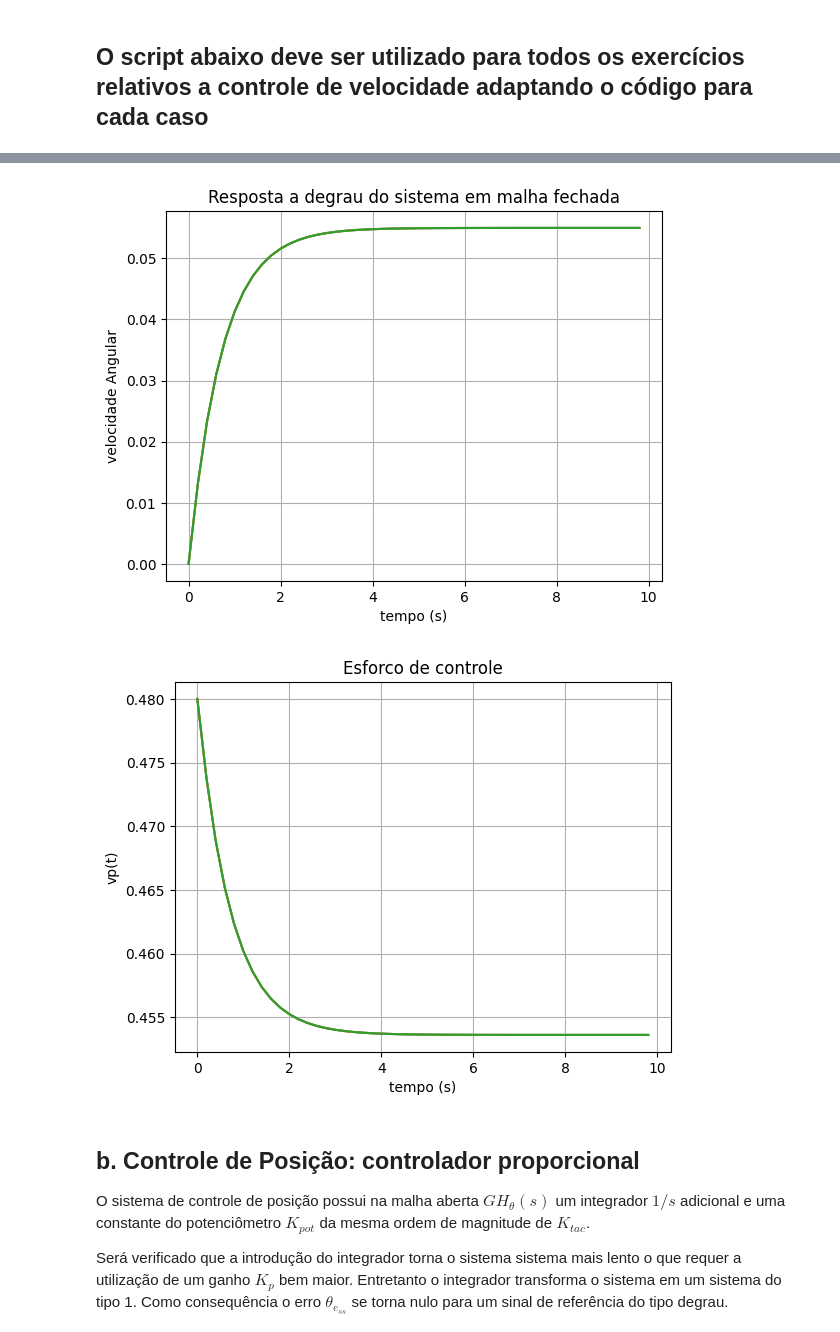
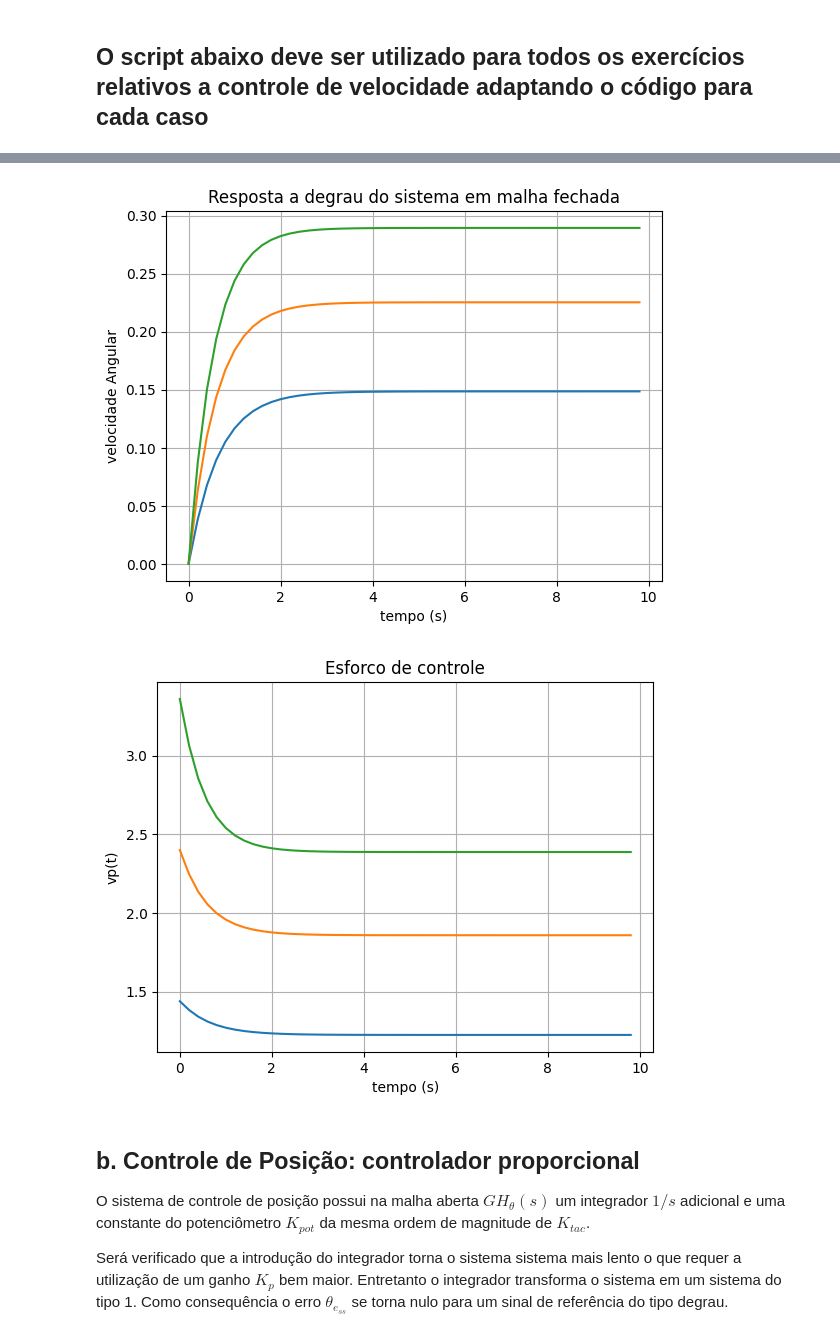
Before and after one commit to Night2077/LAB1, a Jupyter notebook: PMR3404_Lab1V2026.ipynb, the cells around one changed output, grey strips where cells are left out. Drawn from its saved outputs; the diff is of its cells as text; code cells hidden in the pictures.

```diff
--- a/PMR3404_Lab1V2026.ipynb
+++ b/PMR3404_Lab1V2026.ipynb
@@ -605,7 +605,7 @@ print('Gw = ',Gw)
 # Escolha dos parametros
 #
 # Controlador 1
-Kp1 = 1;
+Kp1 = 3.0;
 Ti1 = 1;
 Td1 = 1;
 N1  = 1;
@@ -620,7 +620,7 @@ H1 = Kp1
 #H1 = Kp1*(1+Td1*s/(Td1*s/N1+1))
 Hw1 = Ktac*H1
 # Controlador 2
-Kp2 = 1;
+Kp2 = 5.0;
 Ti2 = 1;
 Td2 = 1;
 N2  = 1;
@@ -635,7 +635,7 @@ H2 = Kp2
 #H2 = Kp2*(1+Td2*s/(Td2*s/N2+1))
 Hw2 = Ktac*H2
 # Controlador 3
-Kp3 = 1;
+Kp3 = 7.0;
 Ti3 = 1;
 Td3 = 1;
 N3  = 1;
@@ -850,5 +850,5 @@ valor de regime estacionario vpss =  0.45
-[figure, old version]
+[figure, new version]
-[figure, old version]
+[figure, new version]
 # %% [markdown]
 ## b. Controle de Posição: controlador proporcional
 
```
Also changed, not shown: parts of 5 cells of this notebook.
